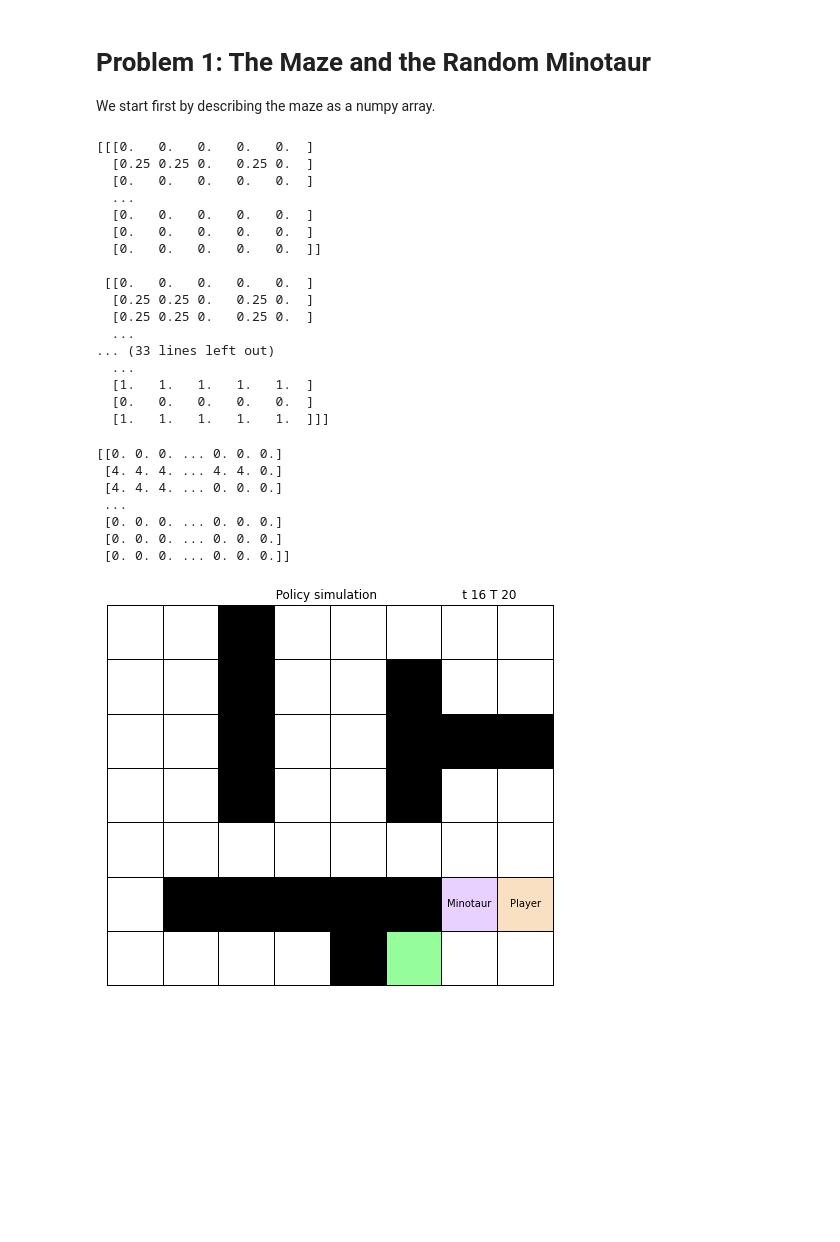
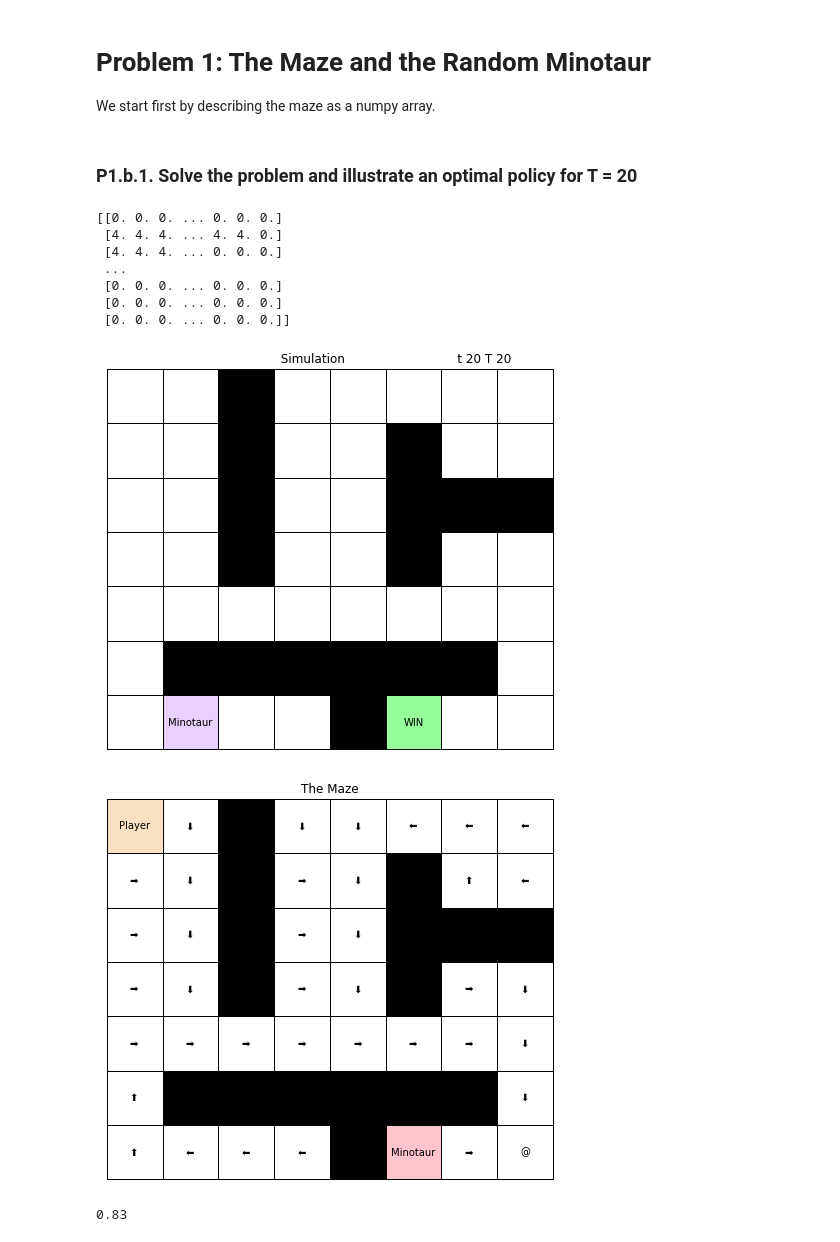
Before and after one commit to Charles2Alvin/RL2805ComputerLab1, a Jupyter notebook: problem_1.ipynb, the cells around one changed output. Cells and saved outputs as stored; diff of their text form; code cells hidden in the pictures; blank space fills up the shorter version.

Commit message:
Fix Problem 1c

```diff
--- a/problem_1.ipynb
+++ b/problem_1.ipynb
@@ -21,53 +21,37 @@ maze = np.array([
 # 0 = empty cell
 # 1 = obstacle
 # 2 = exit of the Maze
+# %% [markdown]
+### P1.b.1. Solve the problem and illustrate an optimal policy for T = 20
 # %%
 # Create an environment maze
-env = mz.Maze(maze)
-print(env.transition_probabilities)
+env = mz.Maze(maze, True)
+# Finite horizon
+horizon = 20
+# Solve the MDP problem with dynamic programming
+V, policy = mz.dynamic_programming(env, horizon)
+print(policy)
 # %% [output]
-[[[0.   0.   0.   0.   0.  ]
-  [0.25 0.25 0.   0.25 0.  ]
-  [0.   0.   0.   0.   0.  ]
-  ...
-  [0.   0.   0.   0.   0.  ]
-  [0.   0.   0.   0.   0.  ]
-  [0.   0.   0.   0.   0.  ]]
-
- [[0.   0.   0.   0.   0.  ]
-  [0.25 0.25 0.   0.25 0.  ]
-  [0.25 0.25 0.   0.25 0.  ]
-  ...
-... (33 lines left out)
-  ...
-  [1.   1.   1.   1.   1.  ]
-  [0.   0.   0.   0.   0.  ]
-  [1.   1.   1.   1.   1.  ]]]
+[[0. 0. 0. ... 0. 0. 0.]
+ [4. 4. 4. ... 4. 4. 0.]
+ [4. 4. 4. ... 0. 0. 0.]
+ ...
+ [0. 0. 0. ... 0. 0. 0.]
+ [0. 0. 0. ... 0. 0. 0.]
+ [0. 0. 0. ... 0. 0. 0.]]
-# %%
-# Finite horizon
-horizon = 20
-# Solve the MDP problem with dynamic programming
-V, policy = mz.dynamic_programming(env, horizon)
-print(policy)
-# %% [output]
-[[0. 0. 0. ... 0. 0. 0.]
- [4. 4. 4. ... 4. 4. 0.]
- [4. 4. 4. ... 0. 0. 0.]
- ...
- [0. 0. 0. ... 0. 0. 0.]
- [0. 0. 0. ... 0. 0. 0.]
- [0. 0. 0. ... 0. 0. 0.]]
 # %%
 method = 'DynProg'
 start = (0, 0, 6, 5)
-start_state = env.map[start]
 path = env.simulate(start, policy, method, horizon)
+mz.animate_solution(maze, path)
+# %% [output]
+[figure, added]
-# %%
-mz.animate_solution(maze, path)
-# %% [output]
-[figure, removed]
 # %%
 env.draw_optimal_policy(maze, (6, 5), policy)
+# %% [output]
+[figure, added]
 # %%
 prob, array = env.repeat_simulate(start, policy, 'DynProg', 100, 20)
 print(prob)
+# %% [output]
+0.83
```
Also changed, not shown: parts of 10 cells of this notebook, 1 other file.
